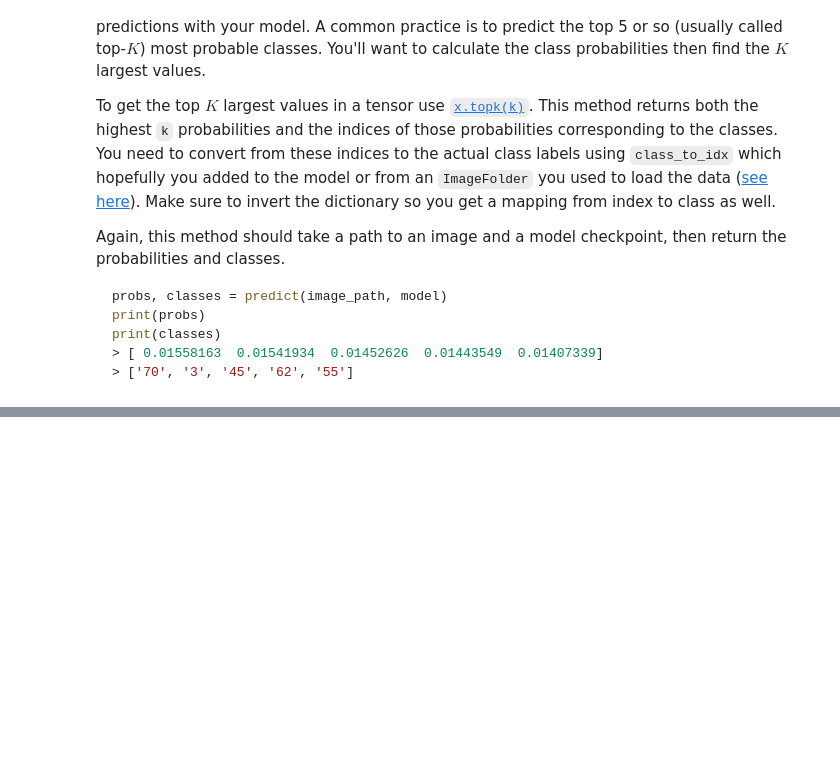
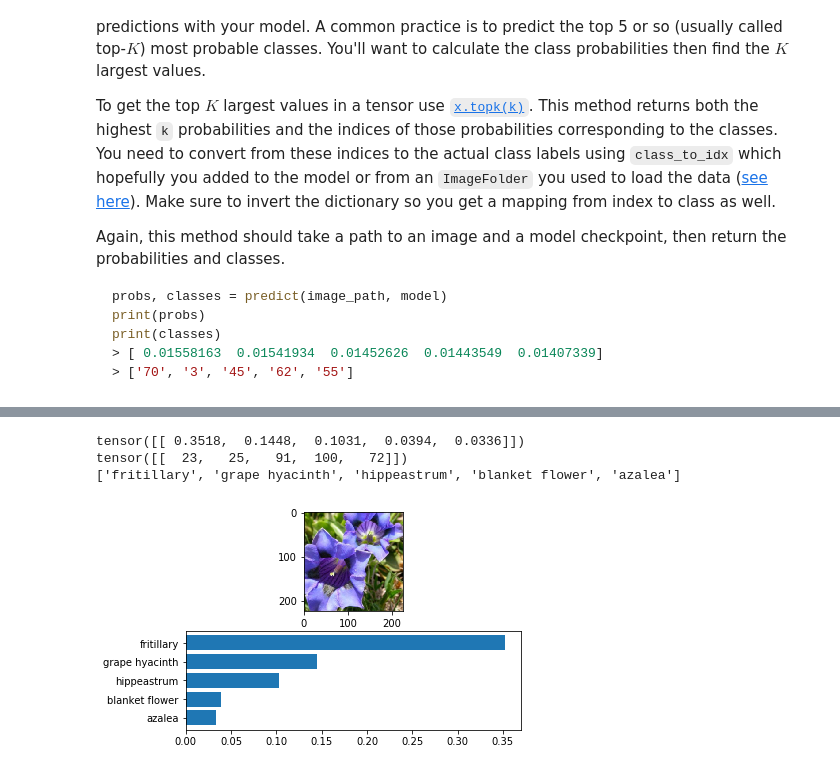
Before and after one commit to shomzie324/udacity-image-classifier, a Jupyter notebook: Image Classifier Project.ipynb, the cells around one changed output, grey strips where cells are left out. Drawn from its saved outputs; the diff is of its cells as text; code cells hidden in the pictures; blank space fills up the shorter version.

```diff
--- a/Image Classifier Project.ipynb
+++ b/Image Classifier Project.ipynb
@@ -279,7 +291,7 @@ sufficient accuracy acheived. freezing model...
 
 It's good practice to test your trained network on test data, images the network has never seen either in training or validation. This will give you a good estimate for the model's performance on completely new images. Run the test images through the network and measure the accuracy, the same way you did validation. You should be able to reach around 70% accuracy on the test set if the model has been trained well.
 # %%
-# TODO: Do validation on the test set
+# Do validation on the test set
 test_loss = 0
 accuracy = 0
 # go into eval mode: turns off dropout to have full power when making predictions
@@ -290,8 +302,7 @@ with torch.no_grad():
         # move test data to same device as model
         inputs, labels = inputs.to(device), labels.to(device)
         logps = model(inputs)
-        batch_loss = criterion(logps, labels)
-        test_loss += batch_loss.item()
+        test_loss = criterion(logps, labels)
 
         # calc accuracy
         # model returns log probs, so just use torch.exp to get actual probabilities for each class
@@ -430,12 +488,13 @@ print(classes)
 def predict(image_path, model, topk=5):
     ''' Predict the class (or classes) of an image using a trained deep learning model.
     '''
-    model.eval()
-    im = process_image(image_path)
-    output = model(im)
-    prbs = torch.exp(output)
-    top_p, top_class = ps.topk(topk, dim=1)
-    return top_p, top_class
+    with torch.no_grad():
+        im = process_image(image_path)
+        im.unsqueeze_(0) # adds 1 to image dimensions to match up with what model expects
+        output = model(im.float())
+        ps = torch.exp(output)
+        top_p, top_class = ps.topk(topk, dim=1)
+        return top_p, top_class
 # %% [markdown]
 ## Sanity Checking
 
@@ -446,8 +505,23 @@ Now that you can use a trained model for predictions, check to make sure it make
 You can convert from the class integer encoding to actual flower names with the `cat_to_name.json` file (should have been loaded earlier in the notebook). To show a PyTorch tensor as an image, use the `imshow` function defined above.
 # %%
 # TODO: Display an image along with the top 5 classes
-probs, classes = predict("flowers/14/image_06054.jpg", model)
+probs, classes = predict("flowers/test/28/image_05230.jpg", model)
+cats = [cat_to_name[str(index)] for index in np.array(classes[0])]
 
 fig, axs = plt.subplots(2)
-imshow(image, axs[0])
-axs[1].plot(probs, classes)
+imshow(process_image("flowers/test/28/image_05230.jpg"), axs[0])
+y_pos = np.arange(len(cats))
+
+axs[1].barh(y_pos, probs[0].detach().numpy())
+axs[1].set_yticks(y_pos)
+axs[1].set_yticklabels(cats)
+axs[1].invert_yaxis()  # labels read top-to-bottom
+
+print(probs)
+print(classes)
+print(cats)
+# %% [output]
+tensor([[ 0.3518,  0.1448,  0.1031,  0.0394,  0.0336]])
+tensor([[  23,   25,   91,  100,   72]])
+['fritillary', 'grape hyacinth', 'hippeastrum', 'blanket flower', 'azalea']
+[figure, added]
```
Also changed, not shown: parts of 14 cells of this notebook.
